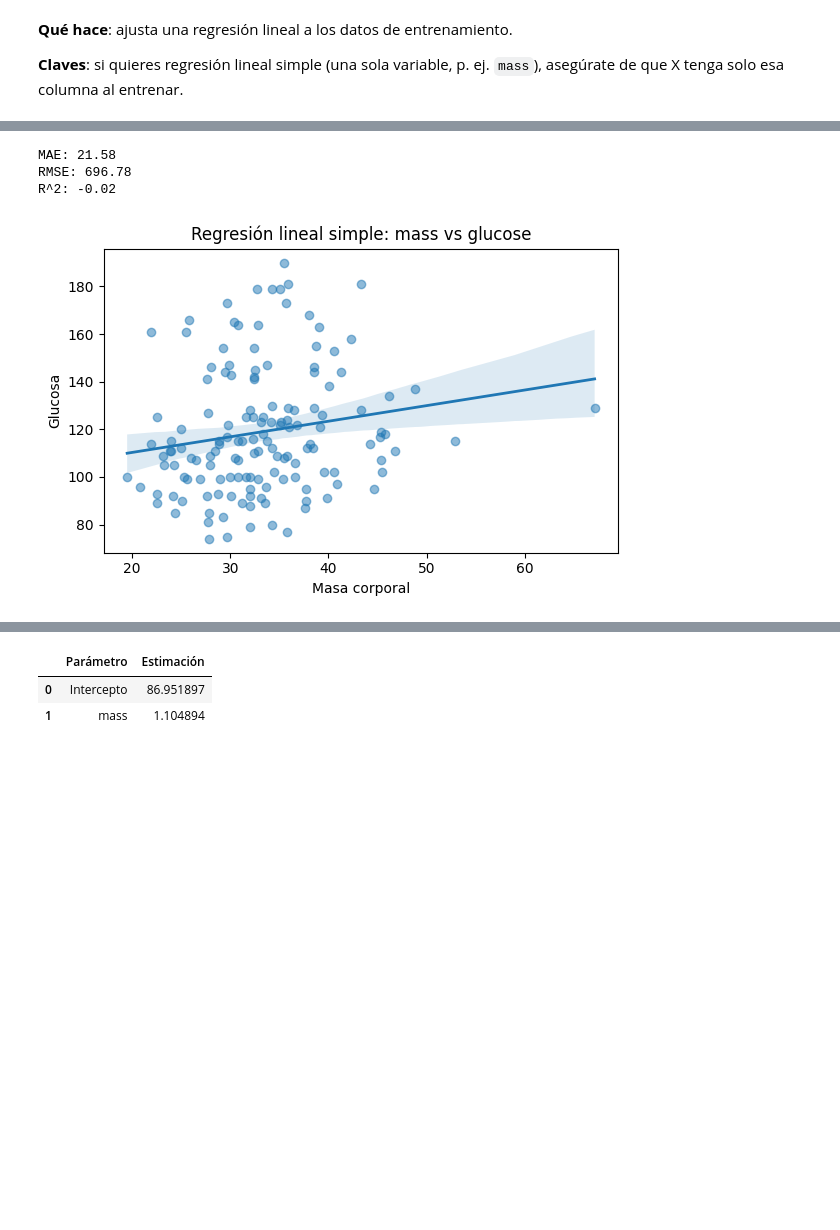
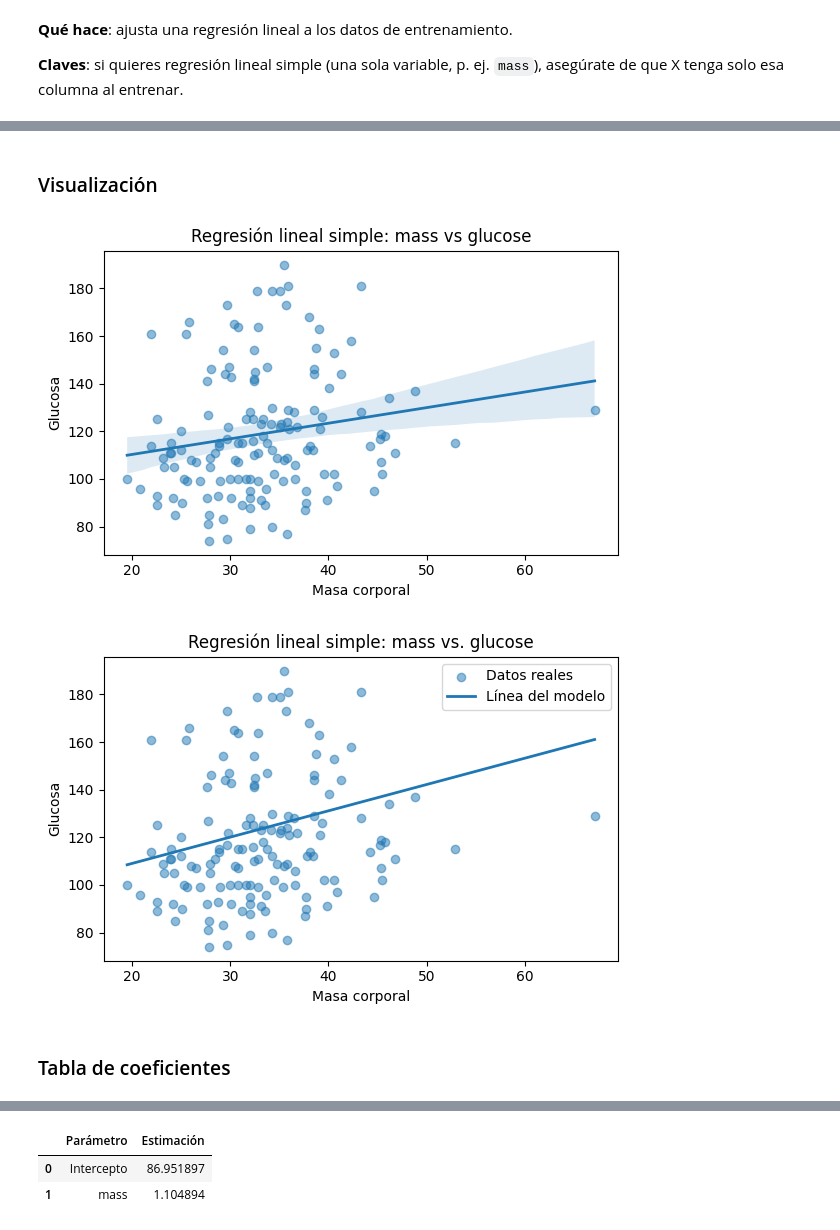
Before and after one commit to canischilensis/data-science, a Jupyter notebook: machine-learning/aprendizaje-supervisado/Regresión/Regresion-lineal/diabetes/Pima-Indians-Diabetes.ipynb, the cells around one changed output, grey strips where cells are left out. Cells and saved outputs as stored; diff of their text form; code cells hidden in the pictures; blank space fills up the shorter version.

Commit message:
regresion lineal ML

```diff
--- a/machine-learning/aprendizaje-supervisado/Regresión/Regresion-lineal/diabetes/Pima-Indians-Diabetes.ipynb
+++ b/machine-learning/aprendizaje-supervisado/Regresión/Regresion-lineal/diabetes/Pima-Indians-Diabetes.ipynb
@@ -166,18 +233,6 @@ lin_reg.fit(X_train, y_train)
+# %% [markdown]
+### Visualización
 # %%
-
-
-# Predicciones en el conjunto de prueba
-y_pred = lin_reg.predict(X_test)
-
-# Evaluación del modelo
-mae = mean_absolute_error(y_test, y_pred)
-rmse = mean_squared_error(y_test, y_pred)
-r2 = r2_score(y_test, y_pred)
-
-print(f"MAE: {mae:.2f}")
-print(f"RMSE: {rmse:.2f}")
-print(f"R^2: {r2:.2f}")
-
 # Visualización de la regresión
 plt.figure(figsize=(6,4))
 sns.regplot(x=X_test['mass'], y=y_test, scatter_kws={'alpha':0.5}, line_kws={'linewidth':2})
@@ -187,7 +242,22 @@ plt.ylabel('Glucosa')
 plt.tight_layout()
 plt.show()
 # %% [output]
-MAE: 21.58
-RMSE: 696.78
-R^2: -0.02
 [figure]
+# %%
+# 5) Visualizar (el modelo, no el ajuste interno de seaborn)
+plt.figure(figsize=(6,4))
+plt.scatter(X_test['mass'], y_test, alpha=0.5, label='Datos reales')
+# Línea del modelo:
+x_line = np.linspace(X_test['mass'].min(), X_test['mass'].max(), 100).reshape(-1,1)
+y_line = lin_reg.predict(x_line)
+plt.plot(x_line, y_line, linewidth=2, label='Línea del modelo')
+plt.title('Regresión lineal simple: mass vs. glucose')
+plt.xlabel('Masa corporal')
+plt.ylabel('Glucosa')
+plt.legend()
+plt.tight_layout()
+plt.show()
+# %% [output]
+[figure, added]
+# %% [markdown]
+### Tabla de coeficientes
```
Also changed, not shown: parts of 11 cells of this notebook.
